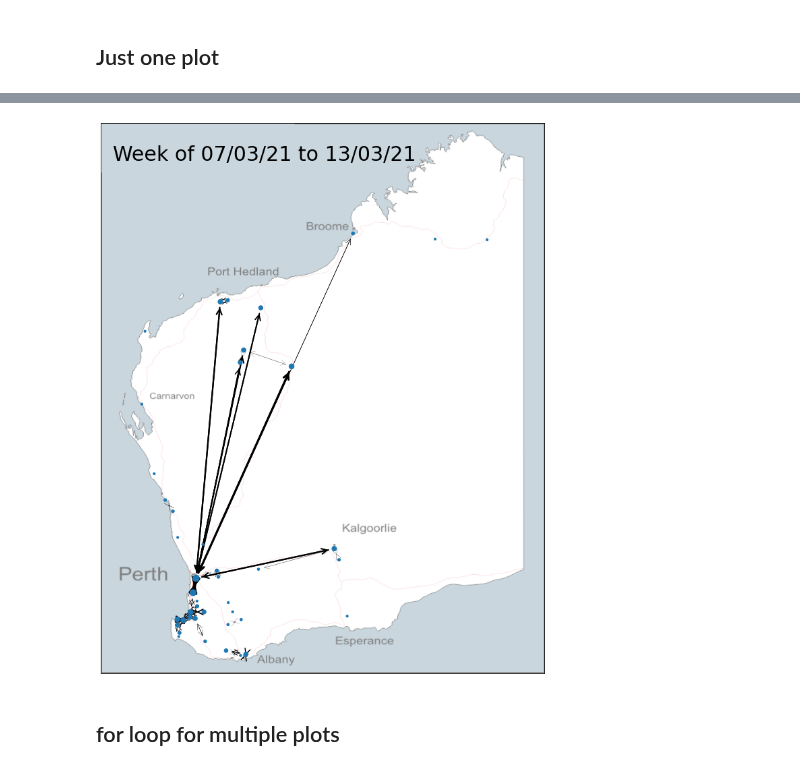
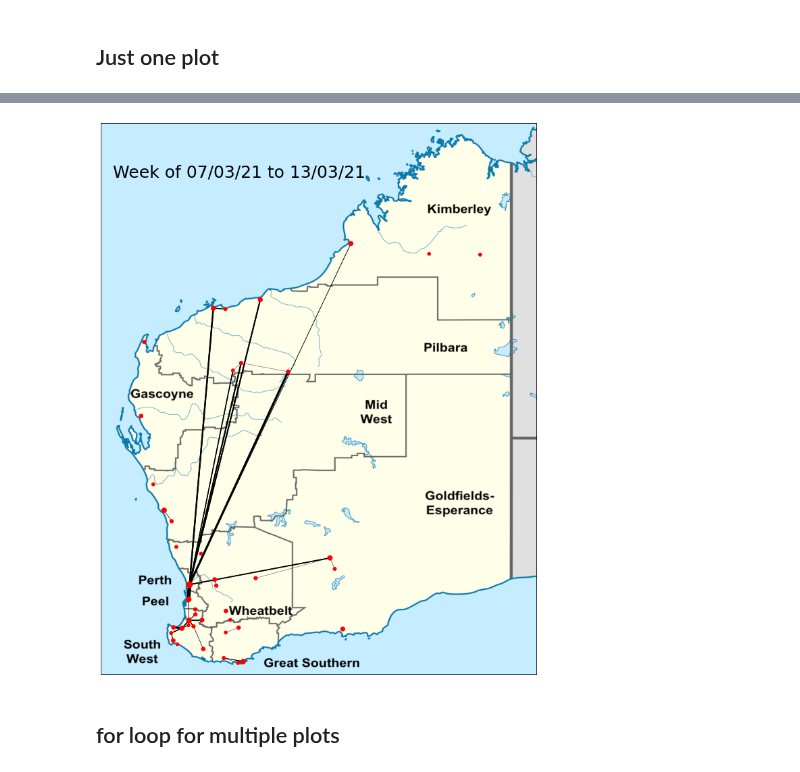
Before and after one commit to yuval-b/covid_thesis, a Jupyter notebook: 4. Generating network pictures.ipynb, the cells around one changed output, grey strips where cells are left out. Saved outputs shown, nothing was run; the diff lists cells and outputs as text; code cells hidden in the pictures.

Commit message:
Cleaner figures

```diff
--- a/4. Generating network pictures.ipynb
+++ b/4. Generating network pictures.ipynb
@@ -116,7 +116,8 @@ plt.legend()
 ## Just one plot
 # %%
 # Read in the network, generate a plot for it
-my_data = genfromtxt('/Volumes/HardDrive/New_Workflow/44_towns_network/'+dire[50], delimiter=',')
+#my_data = genfromtxt('/Volumes/HardDrive/New_Workflow/symm_stoc_44_<250/'+dire[50], delimiter=',')
+my_data = genfromtxt('/Volumes/HardDrive/New_Workflow/44_<250_network/'+dire[50], delimiter=',')
 A = nx.from_numpy_matrix(my_data)
 A = nx.DiGraph(A)
 
@@ -132,8 +133,21 @@ d = dict(A.degree(weight='weight'))
 locs = {}
 for node in list(A.nodes()):
     locs[node] = np.array([float(waloc.iloc[node,2]),float(waloc.iloc[node,3])])
-# %%
-locs[26] = np.array([113.7899,-21.9313])
+# %%
+locs[0] = np.array([115.6613,-31.8523])
+locs[26] = np.array([113.7899,-21.8313])
+locs[13] = np.array([115.0011, -33.6174])
+locs[12] = np.array([114.9889, -34.1623])
+locs[34] = np.array([114.9014, -33.8522])
+locs[8] = np.array([118.5864, -20.0818])
+locs[33] = np.array([117.1473, -20.4732])
+locs[6] = np.array([116.6458, -20.4353])
+locs[7] =np.array([122.3304, -17.7644])
+locs[3] = np.array([121.466, -30.749])
+locs[14] = np.array([119.7368, -23.0572])
+locs[37] = np.array([117.4567, -23.0042])
+locs[9] = np.array([121.9928, -33.6866])
+locs[43] = np.array([115.624, -32.461])
 # %%
 labeldict
 # %% [output]
@@ -208,3 +221,8 @@ plt.plot(d.values())
+# %%
+ws = np.log(list(waloc['Population']))
+minn = min(ws)
+maxx = max(ws)
+ws = [20+(w-minn)/(maxx-minn)*60 for w in ws]
 # %%
 def captionthis(string):
     name = 'Week of ' + string[16:18] + '/' + string[14:16] + '/' + string[12:14] + ' to ' +string[25:27]
@@ -213,16 +231,16 @@ def captionthis(string):
 # %%
 # Finally, plot the figure
 plt.figure(figsize = (15,15))
 #plt.title("Week of 15/03/20 to 22/03/20", fontsize = 30)
-nx.draw_networkx_nodes(A, locs, node_size=ws, label = labeldict)
-nx.draw_networkx_edges(A, locs, edgelist=weights.keys(), width=widths, arrows = True, arrowstyle = '->',arrowsize = 20)
+nx.draw_networkx_nodes(A, locs, node_size=ws, label = labeldict, node_color = 'red')
+nx.draw_networkx_edges(A, locs, edgelist=weights.keys(), width=widths, arrows = False, arrowstyle = '->',arrowsize = 20)
 #nx.draw_networkx_labels(A, locs, labels = labeldict, font_size = 8)
 #plt.savefig('/Volumes/HardDrive/WA_mat_figs/name.png',bbox_inches='tight')
-img = mpimg.imread('/Users/Yuval/Desktop/wa.gif')
-plt.imshow(img,alpha = 0.5,extent = [112, 130, -35.8, -13.5])
-plt.text(112.5,-15, captionthis(dire[50]), fontsize = 30)
+img = mpimg.imread('/Users/Yuval/Desktop/wa_regions_2.png')
+plt.imshow(img,alpha = 1,extent = [112, 130, -35.55, -12.8])
+plt.text(112.5,-15, captionthis(dire[50]), fontsize = 25)
 plt.show()
 # %% [output]
-[figure, old version]
+[figure, new version]
 # %% [markdown]
 ## for loop for multiple plots
```
Also changed, not shown: parts of 6 cells of this notebook, 5 other files.
